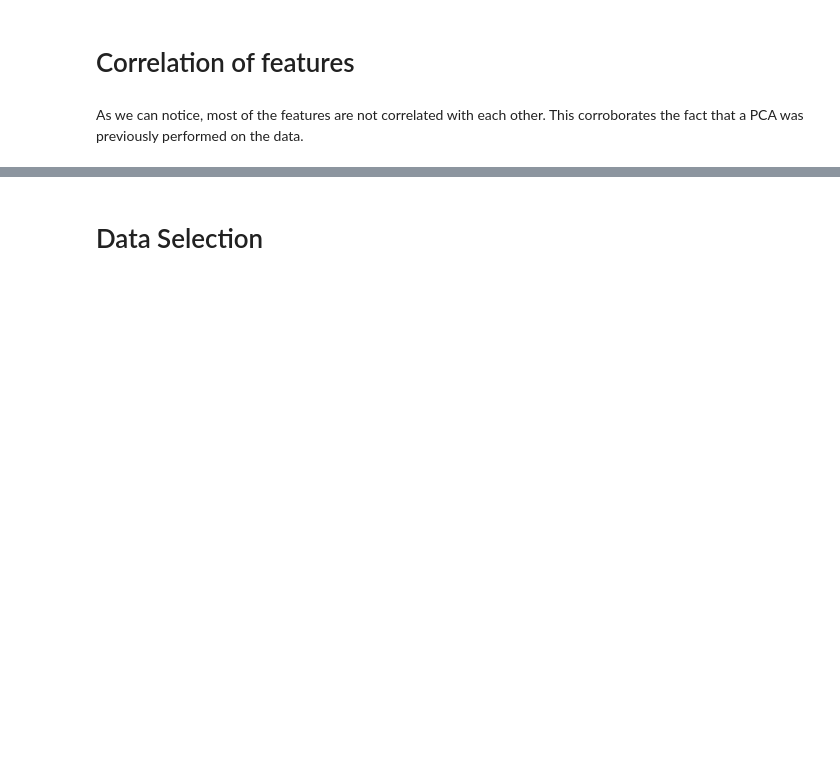
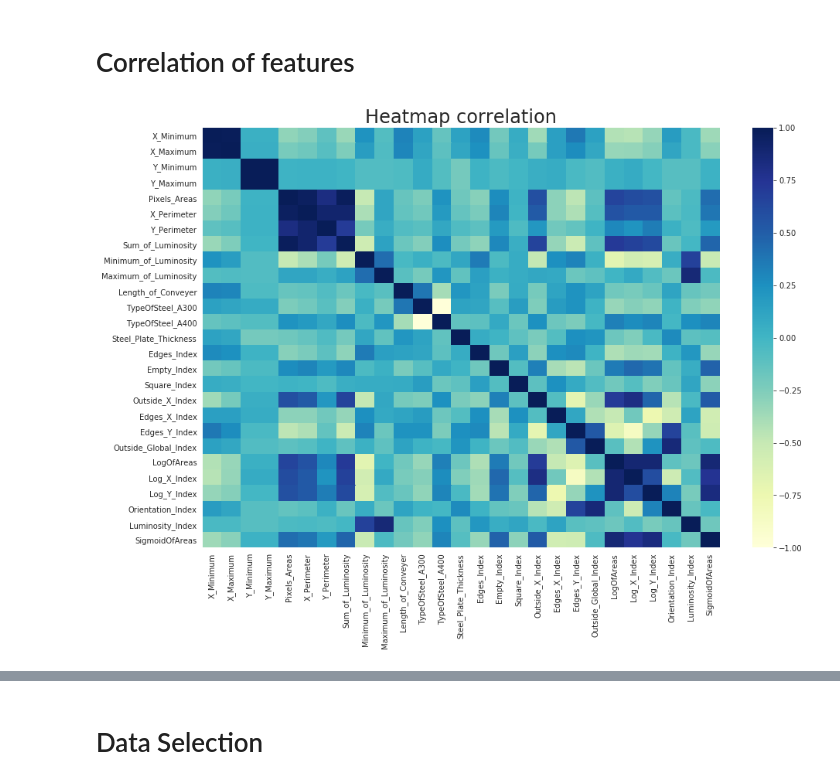
Before and after one commit to dn-lo/ECV_BigData, a Jupyter notebook: steelPlates.ipynb, the cells around one changed output, grey strips where cells are left out. Cells and saved outputs as stored; diff of their text form; code cells hidden in the pictures; blank space fills up the shorter version.

Commit message:
Plot features correlation heatmap

```diff
--- a/steelPlates.ipynb
+++ b/steelPlates.ipynb
@@ -109,14 +109,14 @@ The undersampling principle should be used only if we can be sure that the selec
 # %% [markdown]
 # Correlation of features
 # %%
-df_corr = df.corr() # Calculation of the correlation coefficients in pairs, with the default method:
+X_corr = X.corr() # Calculation of the correlation coefficients in pairs, with the default method:
                     # Pearson, Standard Correlation Coefficient
 # %%
 plt.figure(figsize=(15,10))
-seaborn.heatmap(df_corr, cmap="YlGnBu") # Displaying the Heatmap
+seaborn.heatmap(X_corr, cmap="YlGnBu") # Displaying the Heatmap
 seaborn.set(font_scale=2,style='white')
 
 plt.title('Heatmap correlation')
 plt.show()
+# %% [output]
+[figure, added]
-# %% [markdown]
-As we can notice, most of the features are not correlated with each other. This corroborates the fact that a PCA was previously performed on the data.
```
Also changed, not shown: parts of 3 cells of this notebook.
